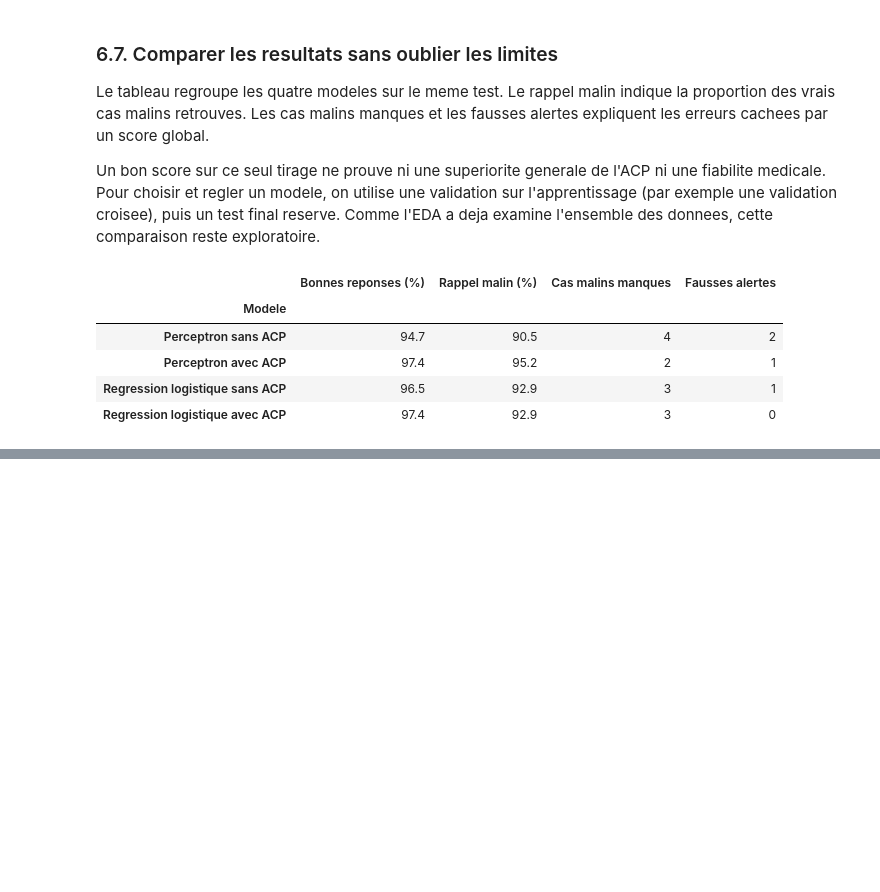
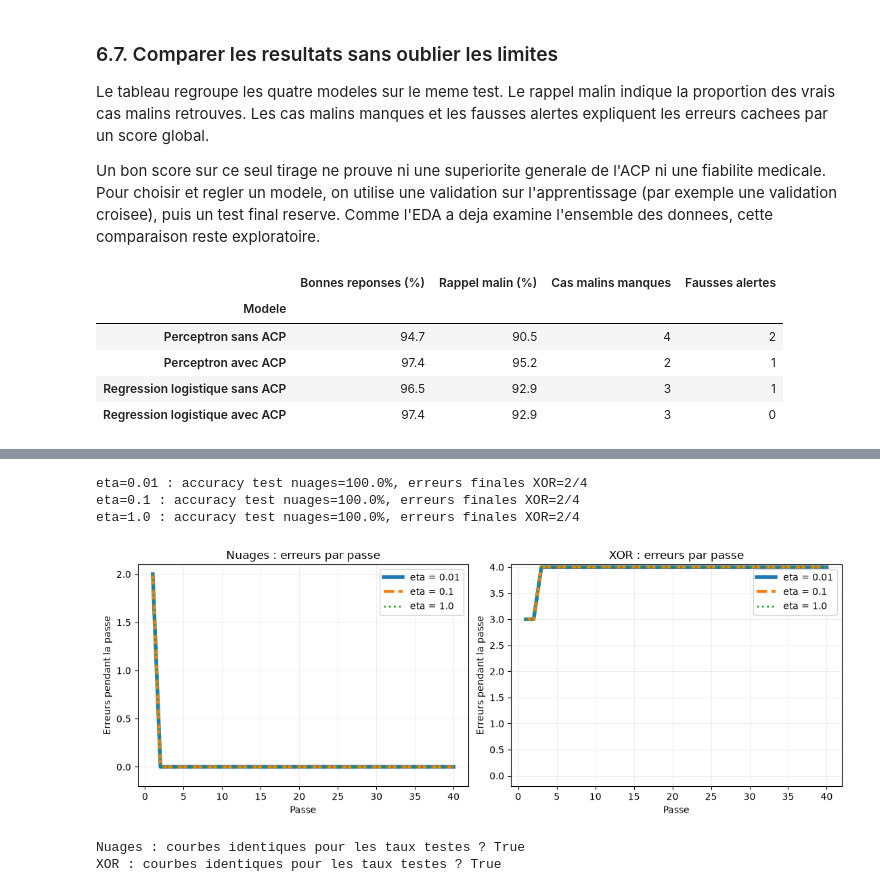
Before and after one commit to TheGoatLucien/building-perceptron, a Jupyter notebook: eda.ipynb, the cells around one changed output, grey strips where cells are left out. Drawn from its saved outputs; the diff is of its cells as text; code cells hidden in the pictures; blank space fills up the shorter version.

```diff
--- a/eda.ipynb
+++ b/eda.ipynb
@@ -403,0 +562,42 @@ display(comparison)
+# %%
+eta_values = [0.01, 0.1, 1.0]
+comparison_epochs = 40
+epoch_numbers = np.arange(1, comparison_epochs + 1)
+comparison_histories = {"Nuages": [], "XOR": []}
+line_styles = ["-", "--", ":"]
+comparison_figure, comparison_axes = plt.subplots(1, 2, figsize=(11, 4), constrained_layout=True)
+
+for eta_index, eta in enumerate(eta_values):
+    cloud_model = Perceptron(learning_rate=eta, n_epochs=comparison_epochs).fit(random_train_inputs, random_train_targets)
+    comparison_xor_model = Perceptron(learning_rate=eta, n_epochs=comparison_epochs).fit(xor_inputs, xor_targets)
+    comparison_histories["Nuages"].append(cloud_model.errors_)
+    comparison_histories["XOR"].append(comparison_xor_model.errors_)
+    comparison_axes[0].plot(epoch_numbers, cloud_model.errors_, linestyle=line_styles[eta_index],
+                            linewidth=4 - eta_index, label=f"eta = {eta}")
+    comparison_axes[1].plot(epoch_numbers, comparison_xor_model.errors_, linestyle=line_styles[eta_index],
+                            linewidth=4 - eta_index, label=f"eta = {eta}")
+    cloud_accuracy = np.mean(cloud_model.predict(random_test_inputs) == random_test_targets)
+    comparison_xor_errors = np.count_nonzero(comparison_xor_model.predict(xor_inputs) != xor_targets)
+    assert comparison_xor_errors > 0
+    assert len(cloud_model.errors_) == comparison_epochs
+    print(f"eta={eta} : accuracy test nuages={cloud_accuracy:.1%}, erreurs finales XOR={comparison_xor_errors}/4")
+
+for axis, title in zip(comparison_axes, ["Nuages : erreurs par passe", "XOR : erreurs par passe"]):
+    axis.set_title(title)
+    axis.set_xlabel("Passe")
+    axis.set_ylabel("Erreurs pendant la passe")
+    axis.set_ylim(bottom=-0.2)
+    axis.legend()
+    axis.grid(alpha=0.2)
+plt.show()
+
+for dataset_name, histories in comparison_histories.items():
+    identical = all(np.array_equal(histories[0], history) for history in histories[1:])
+    print(f"{dataset_name} : courbes identiques pour les taux testes ? {identical}")
+# %% [output]
+eta=0.01 : accuracy test nuages=100.0%, erreurs finales XOR=2/4
+eta=0.1 : accuracy test nuages=100.0%, erreurs finales XOR=2/4
+eta=1.0 : accuracy test nuages=100.0%, erreurs finales XOR=2/4
+[figure, added]
+Nuages : courbes identiques pour les taux testes ? True
+XOR : courbes identiques pour les taux testes ? True
```
Also changed, not shown: parts of 17 cells of this notebook, 22 other files.
